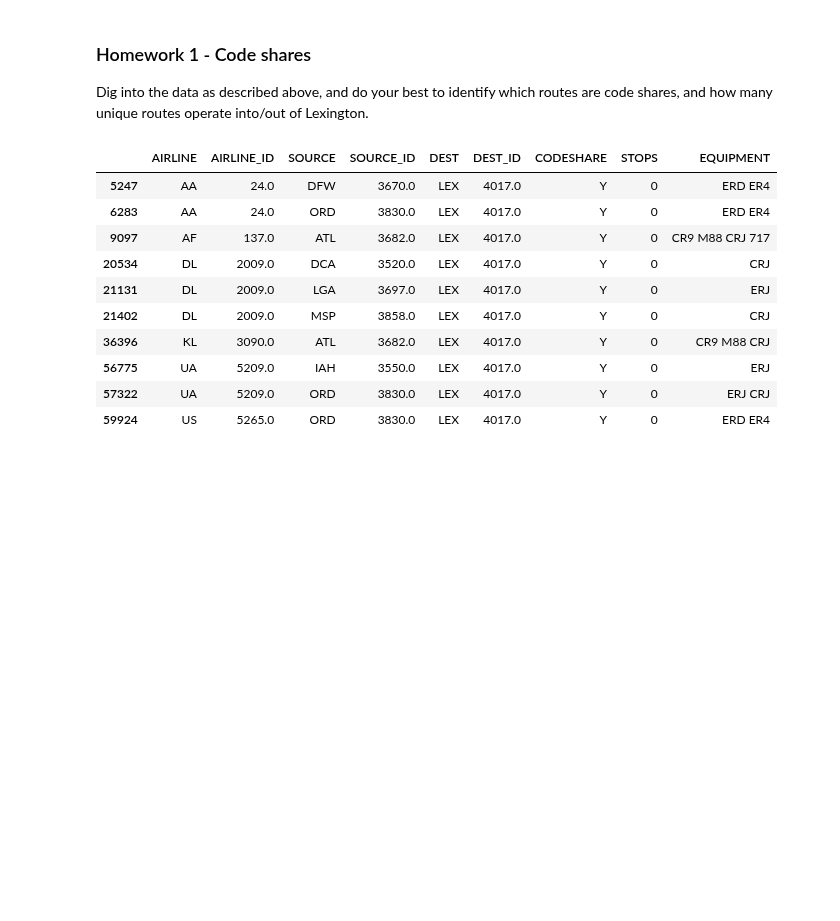
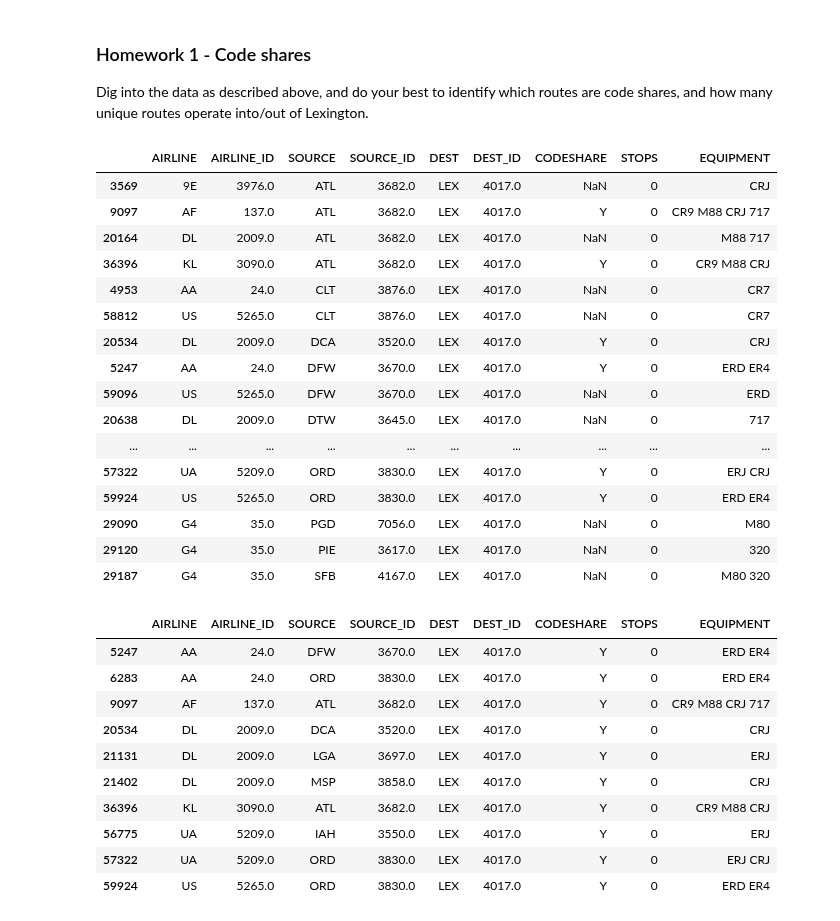
Before and after one commit to uky-transport-data-science/ce599, a Jupyter notebook: 07-Merging/ivanchak_open-flights-tutorial.ipynb, the cells around one changed output. Drawn from its saved outputs; the diff is of its cells as text; code cells hidden in the pictures; blank space fills up the shorter version.

```diff
--- a/07-Merging/ivanchak_open-flights-tutorial.ipynb
+++ b/07-Merging/ivanchak_open-flights-tutorial.ipynb
@@ -573,6 +573,26 @@ Figuring this out will be the first part of your homework.
 ### Homework 1 - Code shares
 
 Dig into the data as described above, and do your best to identify which routes are code shares, and how many unique routes operate into/out of Lexington.
+# %%
+to_lexington.sort_values(by=['SOURCE','DEST'])
+# %% [output]
+|  | AIRLINE | AIRLINE_ID | SOURCE | SOURCE_ID | DEST | DEST_ID | CODESHARE | STOPS | EQUIPMENT |
+| 3569 | 9E | 3976.0 | ATL | 3682.0 | LEX | 4017.0 | NaN | 0 | CRJ |
+| 9097 | AF | 137.0 | ATL | 3682.0 | LEX | 4017.0 | Y | 0 | CR9 M88 CRJ 717 |
+| 20164 | DL | 2009.0 | ATL | 3682.0 | LEX | 4017.0 | NaN | 0 | M88 717 |
+| 36396 | KL | 3090.0 | ATL | 3682.0 | LEX | 4017.0 | Y | 0 | CR9 M88 CRJ |
+| 4953 | AA | 24.0 | CLT | 3876.0 | LEX | 4017.0 | NaN | 0 | CR7 |
+| 58812 | US | 5265.0 | CLT | 3876.0 | LEX | 4017.0 | NaN | 0 | CR7 |
+| 20534 | DL | 2009.0 | DCA | 3520.0 | LEX | 4017.0 | Y | 0 | CRJ |
+| 5247 | AA | 24.0 | DFW | 3670.0 | LEX | 4017.0 | Y | 0 | ERD ER4 |
+| 59096 | US | 5265.0 | DFW | 3670.0 | LEX | 4017.0 | NaN | 0 | ERD |
+| 20638 | DL | 2009.0 | DTW | 3645.0 | LEX | 4017.0 | NaN | 0 | 717 |
+| ... | ... | ... | ... | ... | ... | ... | ... | ... | ... |
+| 57322 | UA | 5209.0 | ORD | 3830.0 | LEX | 4017.0 | Y | 0 | ERJ CRJ |
+| 59924 | US | 5265.0 | ORD | 3830.0 | LEX | 4017.0 | Y | 0 | ERD ER4 |
+| 29090 | G4 | 35.0 | PGD | 7056.0 | LEX | 4017.0 | NaN | 0 | M80 |
+| 29120 | G4 | 35.0 | PIE | 3617.0 | LEX | 4017.0 | NaN | 0 | 320 |
+| 29187 | G4 | 35.0 | SFB | 4167.0 | LEX | 4017.0 | NaN | 0 | M80 320 |
 # %%
 to_lex_codeshare = to_lexington[to_lexington['CODESHARE']=='Y']
 to_lex_codeshare
```
